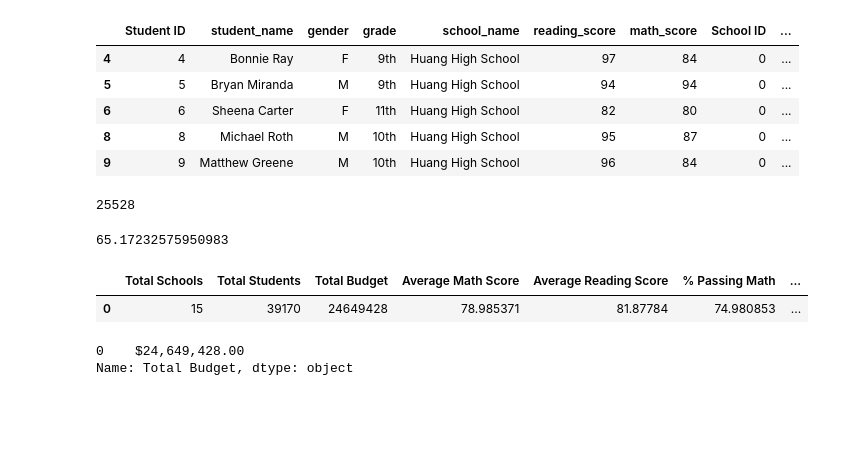
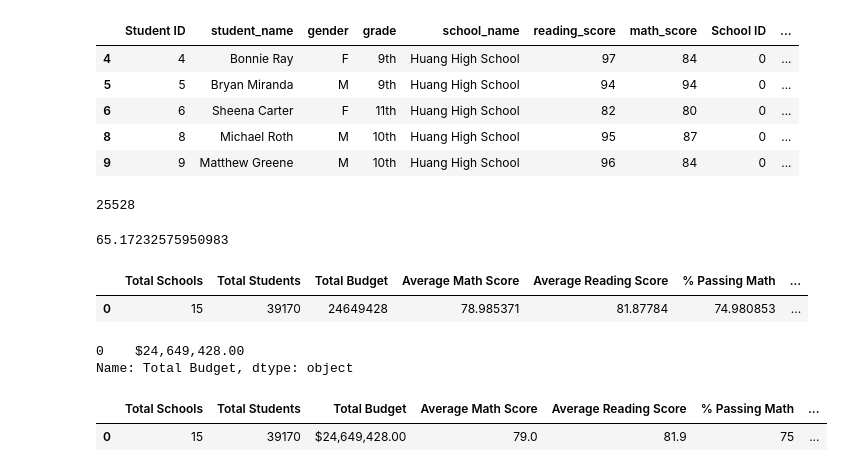
Before and after one commit to Legendarybagle/school_district_analysis, a Jupyter notebook: PyCitySchools.ipynb, the cells around one changed output. Drawn from its saved outputs; the diff is of its cells as text; code cells hidden in the pictures; blank space fills up the shorter version.

```diff
--- a/PyCitySchools.ipynb
+++ b/PyCitySchools.ipynb
@@ -242,3 +242,13 @@ district_summary_df["% Passing Math"] = district_summary_df["% Passing Math"].ma
 district_summary_df["% Passing Reading"] = district_summary_df["% Passing Reading"].map("{:.0f}".format)
 
 district_summary_df["% Overall Passing"] = district_summary_df["% Overall Passing"].map("{:.0f}".format)
+# %%
+# Reorder the columns in the order you want them to appear.
+new_column_order = ["Total Schools", "Total Students", "Total Budget","Average Math Score", "Average Reading Score", "% Passing Math", "% Passing Reading", "% Overall Passing"]
+
+# Assign district summary df the new column order.
+district_summary_df = district_summary_df[new_column_order]
+district_summary_df
+# %% [output]
+|  | Total Schools | Total Students | Total Budget | Average Math Score | Average Reading Score | % Passing Math | ... |
+| 0 | 15 | 39170 | $24,649,428.00 | 79.0 | 81.9 | 75 | ... |
```
Also changed, not shown: parts of 16 cells of this notebook.
